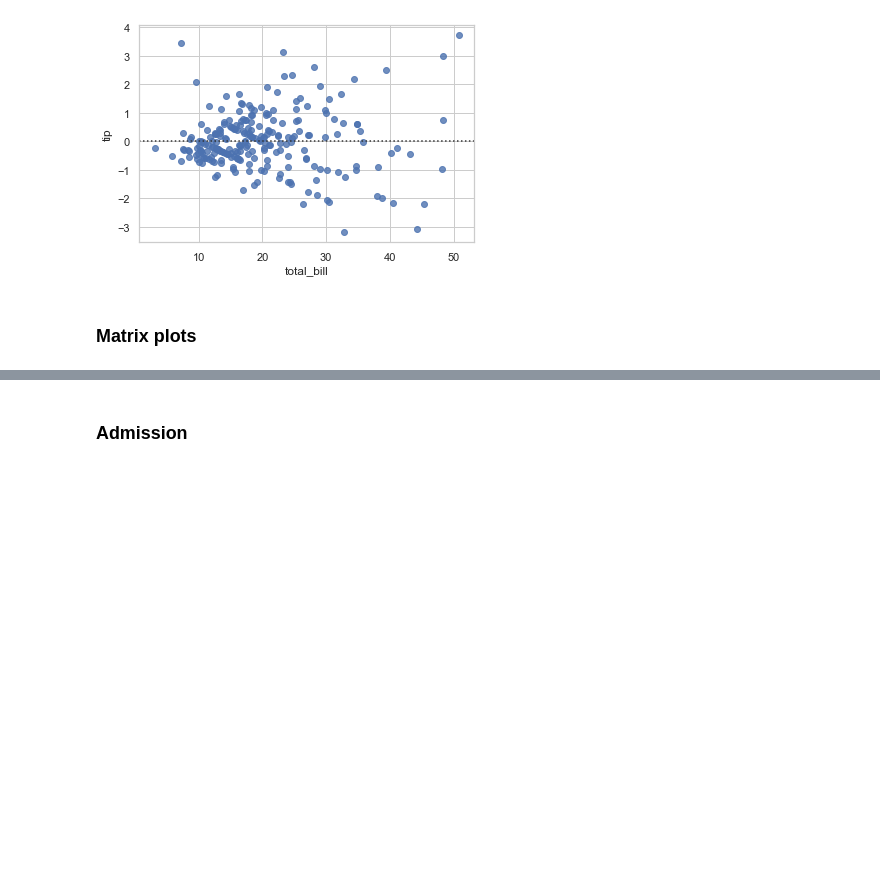
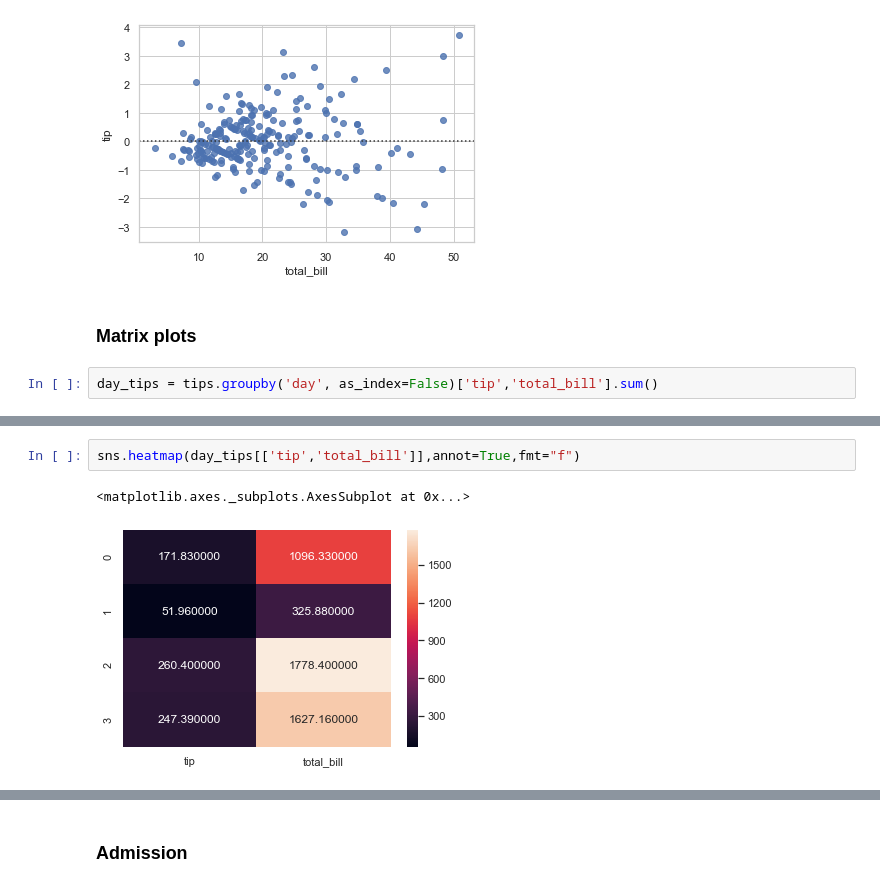
Before and after one commit to srikanthpragada/DS_11_NOV_2019, a Jupyter notebook: seaborn_demo.ipynb, the cells around one changed output, grey strips where cells are left out. Cells and saved outputs as stored; diff of their text form; blank space fills up the shorter version.

```diff
--- a/seaborn_demo.ipynb
+++ b/seaborn_demo.ipynb
@@ -172,3 +172,5 @@ sns.residplot(x="total_bill",y='tip', data=tips)
 [figure]
 # %% [markdown]
 ### Matrix plots
+# %%
+day_tips = tips.groupby('day', as_index=False)['tip','total_bill'].sum()
@@ -174,0 +185,5 @@ sns.residplot(x="total_bill",y='tip', data=tips)
+# %%
+sns.heatmap(day_tips[['tip','total_bill']],annot=True,fmt="f")
+# %% [output]
+<matplotlib.axes._subplots.AxesSubplot at 0x...>
+[figure, added]
```
Also changed, not shown: parts of 5 cells of this notebook, 5 other files.
